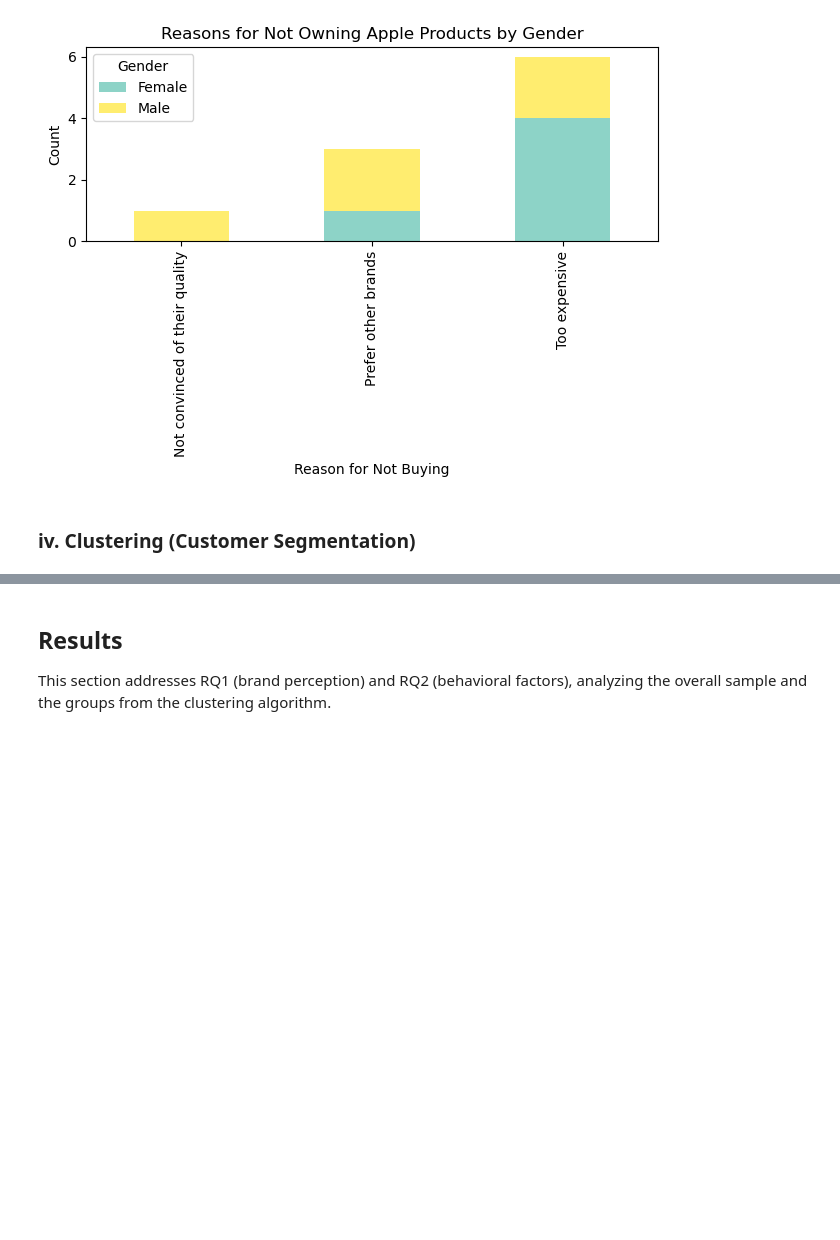
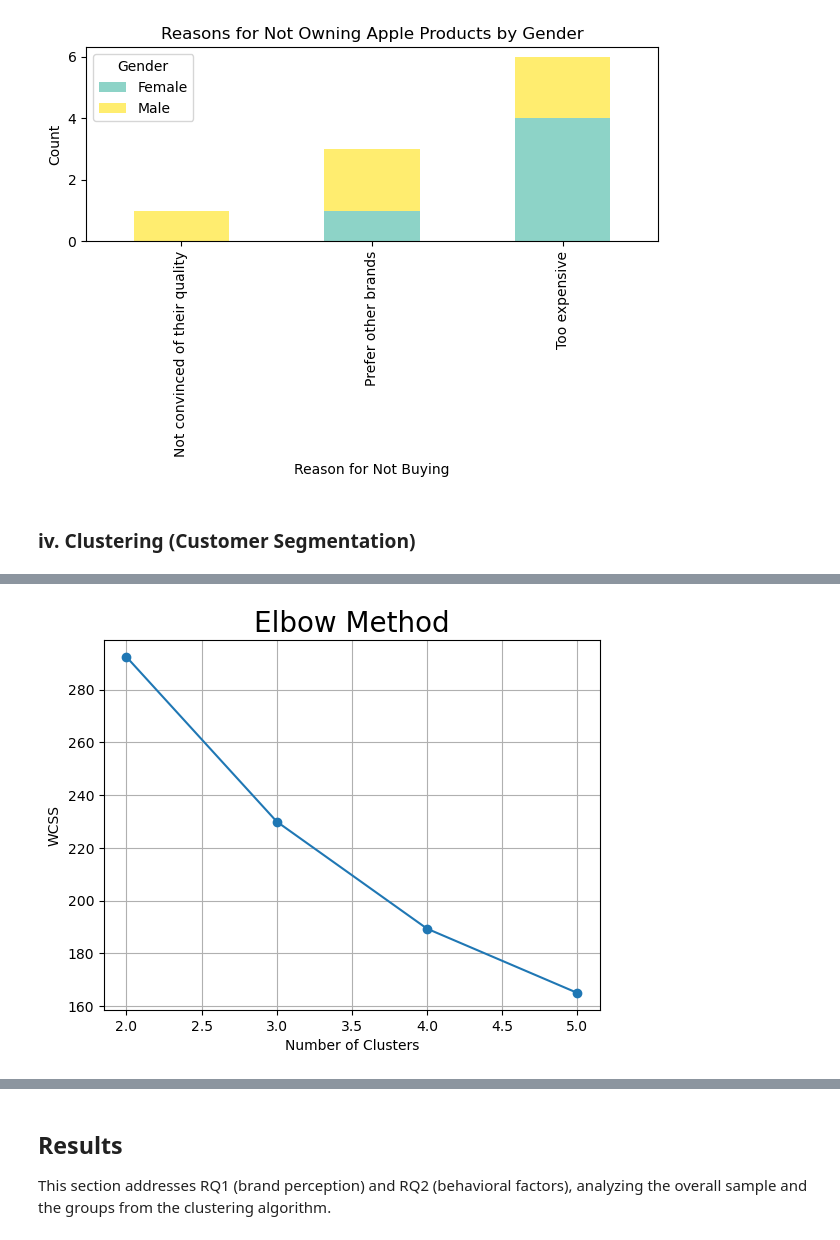
Before and after one commit to celineclarissa/Apple-Consumer-Segmentation, a Jupyter notebook: Apple Brand Appeal - A Study of International Students at CUHK-Shenzhen.ipynb, the cells around one changed output, grey strips where cells are left out. Cells and saved outputs as stored; diff of their text form; code cells hidden in the pictures; blank space fills up the shorter version.

```diff
--- a/Apple Brand Appeal - A Study of International Students at CUHK-Shenzhen.ipynb
+++ b/Apple Brand Appeal - A Study of International Students at CUHK-Shenzhen.ipynb
@@ -369,0 +439,6 @@ plt.show()
+# %%
+# show vif table
+vif = pd.DataFrame()
+feature_names = vif["variables"] = df.columns
+vif["VIF"] = [variance_inflation_factor(df, i) for i in range(df.shape[1])]
+vif
@@ -369,0 +506,14 @@ plt.show()
+# %%
+# See which original features contribute to each PC
+components_df = pd.DataFrame(
+    pca2.components_[:4],  # Only first 9 components
+    columns=feature_names,
+    index=[f'PC{i+1}' for i in range(4)]
+)
+
+# Top 3 features for each PC
+print("=== TOP FEATURES FOR EACH PRINCIPAL COMPONENT ===")
+for i in range(4):
+    pc_features = pd.Series(pca2.components_[i], index=feature_names)
+    top_features = pc_features.abs().sort_values(ascending=False).head(3)
+    print(f"PC{i+1}: {', '.join(top_features.index.tolist())}")
@@ -369,0 +541,21 @@ plt.show()
+# %%
+wcss = []
+random_state = 10
+max_cluster = 5
+for i in range(2, max_cluster+1):
+    km = KMeans(n_clusters = i,
+                init = 'k-means++',
+                max_iter = 300,
+                n_init = 10,
+                random_state = random_state)
+    km.fit(df_scaled)
+    wcss.append(km.inertia_)
+
+plt.plot(range(2, max_cluster+1), wcss, marker ="o")
+plt.grid()
+plt.title('Elbow Method', fontsize = 20)
+plt.xlabel('Number of Clusters')
+plt.ylabel('WCSS')
+plt.show()
+# %% [output]
+[figure, added]
```
Also changed, not shown: parts of 80 cells of this notebook.
